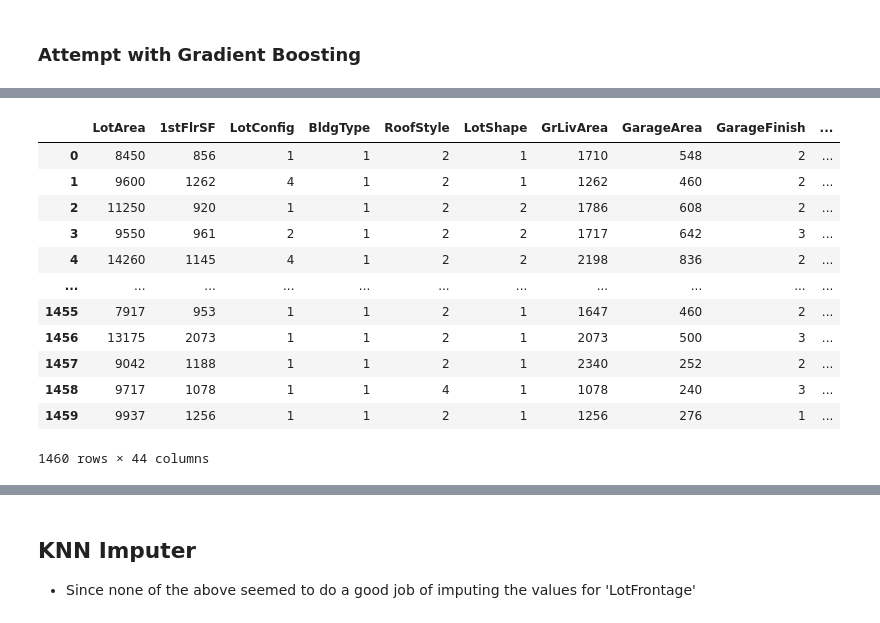
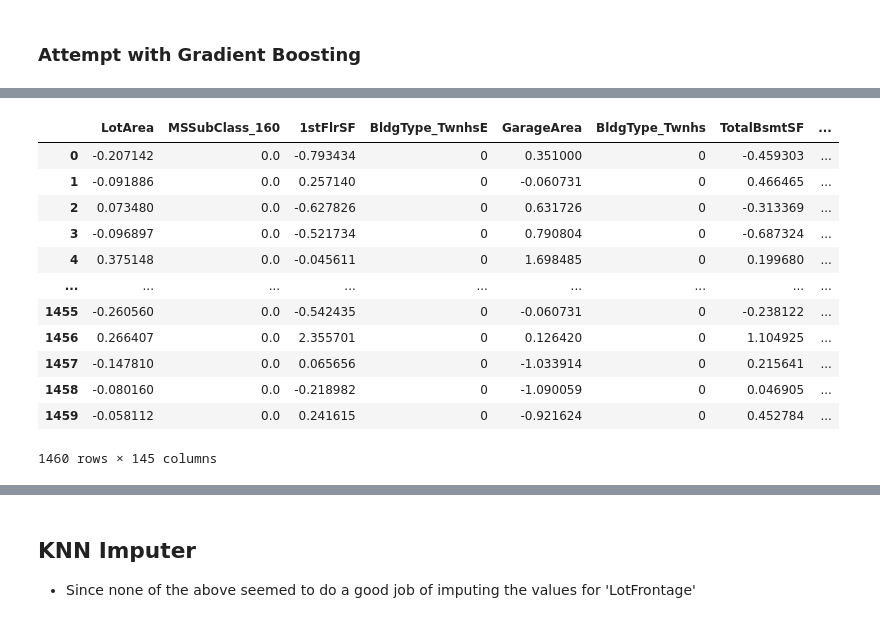
Before and after one commit to tdchoi7/ML_Project_Self, a Jupyter notebook: ML_HousingPrice_LotFrontage_Imputation_DataSetManagement.ipynb, the cells around one changed output, grey strips where cells are left out. Saved outputs shown, nothing was run; the diff lists cells and outputs as text; code cells hidden in the pictures.

```diff
--- a/ML_HousingPrice_LotFrontage_Imputation_DataSetManagement.ipynb
+++ b/ML_HousingPrice_LotFrontage_Imputation_DataSetManagement.ipynb
@@ -763,0 +291,8 @@ hp_linear_nolf
+# %%
+# Concatenate the dummified df and the standardized df
+hp_full_strd_nolf = pd.concat([hp_num_strd, hp_dum], axis=1, sort=False)
+%store hp_full_strd_nolf
+
+# drop LotFrontage for imputation
+hp_strd_nolf = hp_full_strd_nolf.drop(['LotFrontage'], axis=1)
+hp_strd_nolf
@@ -764,6 +314,8 @@ hp_linear_nolf
 # %%
-hp_lin_nolf_train = hp_linear_nolf.iloc[lf_notnull]
-hp_lin_lf_train = hp_lf.iloc[lf_notnull]
+# split the train and test sets for
 
-hp_lin_nolf_null = hp_linear_nolf.iloc[lf_isnull]
-hp_lin_lf_null = hp_lf.iloc[lf_isnull]
+hp_nolf_train = hp_strd_nolf.iloc[lf_notnull]
+hp_lf_train = hp_lf.iloc[lf_notnull]
+
+hp_nolf_null = hp_strd_nolf.iloc[lf_isnull]
+hp_lf_null = hp_lf.iloc[lf_isnull]
@@ -927,10 +431,10 @@ learningrate = [0.0001, 0.001, 0.01, 0.1, 1]
 nestimators = [5, 10, 50, 100, 200, 500, 1000,
                1500, 2000, 5000]
 # subsamples = np.linspace(0, 1, 100)
-maxfeatures = [9, 40, len(hp_tree_nolf_train.columns)]
+maxfeatures = [9, 40, len(hp_nolf_train.columns)]
 maxdepth = range(1, 5)
 
-ytrain_array_a = hp_tree_lf_train.values.flatten()
+ytrain_array_a = hp_lf_train.values.flatten()
 
 gparam_gbm = [{'learning_rate': learningrate},
               {'n_estimators': nestimators},
@@ -940,5 +444,5 @@ gparam_gbm = [{'learning_rate': learningrate},
 n_folds=ms.StratifiedKFold(n_splits=5, random_state=0, shuffle=True)
 
 gs_gbm = GridSearchCV(gbm, gparam_gbm, cv=n_folds, refit=True, n_jobs=-1)
-%time gs_gbm.fit(hp_tree_nolf_train, ytrain_array_a)
+%time gs_gbm.fit(hp_nolf_train, ytrain_array_a)
 # %% [output]
@@ -964,7 +468,10 @@ GridSearchCV(cv=StratifiedKFold(n_splits=5, random_state=0, shuffle=True),
 print(gs_gbm.best_params_)
 print(gs_gbm.best_score_)
 
-gbm_imp_feat = sorted(zip(hp_tree_nolf_train.columns,
-                          gs_gbm.best_estimator_.feature_importances_), key=lambda t:t[1], reverse=True)
+gbm_imp_feat = sorted(zip(hp_nolf_train.columns,
+                          gs_gbm.best_estimator_.feature_importances_),
+                      key=lambda t:t[1], reverse=True)
+
+# print out most important features
 gbm_imp_feat
 # %% [output]
@@ -990,20 +497,21 @@ gbm_imp_feat
 # %%
+# trim features so df will only have important features
 gbm_top_important_features = [x[0] for x in gbm_imp_feat if x[1] > 0.0]
 
-lf_tree_gbm = hp_tree[[*gbm_top_important_features]]
+lf_tree_gbm = hp_full_strd_nolf[[*gbm_top_important_features]]
 lf_tree_gbm
 # %% [output]
-|  | LotArea | 1stFlrSF | LotConfig | BldgType | RoofStyle | LotShape | GrLivArea | GarageArea | GarageFinish | ... |
-| 0 | 8450 | 856 | 1 | 1 | 2 | 1 | 1710 | 548 | 2 | ... |
-| 1 | 9600 | 1262 | 4 | 1 | 2 | 1 | 1262 | 460 | 2 | ... |
-| 2 | 11250 | 920 | 1 | 1 | 2 | 2 | 1786 | 608 | 2 | ... |
-| 3 | 9550 | 961 | 2 | 1 | 2 | 2 | 1717 | 642 | 3 | ... |
-| 4 | 14260 | 1145 | 4 | 1 | 2 | 2 | 2198 | 836 | 2 | ... |
-| ... | ... | ... | ... | ... | ... | ... | ... | ... | ... | ... |
-| 1455 | 7917 | 953 | 1 | 1 | 2 | 1 | 1647 | 460 | 2 | ... |
-| 1456 | 13175 | 2073 | 1 | 1 | 2 | 1 | 2073 | 500 | 3 | ... |
-| 1457 | 9042 | 1188 | 1 | 1 | 2 | 1 | 2340 | 252 | 2 | ... |
-| 1458 | 9717 | 1078 | 1 | 1 | 4 | 1 | 1078 | 240 | 3 | ... |
-| 1459 | 9937 | 1256 | 1 | 1 | 2 | 1 | 1256 | 276 | 1 | ... |
+|  | LotArea | MSSubClass_160 | 1stFlrSF | BldgType_TwnhsE | GarageArea | BldgType_Twnhs | TotalBsmtSF | ... |
+| 0 | -0.207142 | 0.0 | -0.793434 | 0 | 0.351000 | 0 | -0.459303 | ... |
+| 1 | -0.091886 | 0.0 | 0.257140 | 0 | -0.060731 | 0 | 0.466465 | ... |
+| 2 | 0.073480 | 0.0 | -0.627826 | 0 | 0.631726 | 0 | -0.313369 | ... |
+| 3 | -0.096897 | 0.0 | -0.521734 | 0 | 0.790804 | 0 | -0.687324 | ... |
+| 4 | 0.375148 | 0.0 | -0.045611 | 0 | 1.698485 | 0 | 0.199680 | ... |
+| ... | ... | ... | ... | ... | ... | ... | ... | ... |
+| 1455 | -0.260560 | 0.0 | -0.542435 | 0 | -0.060731 | 0 | -0.238122 | ... |
+| 1456 | 0.266407 | 0.0 | 2.355701 | 0 | 0.126420 | 0 | 1.104925 | ... |
+| 1457 | -0.147810 | 0.0 | 0.065656 | 0 | -1.033914 | 0 | 0.215641 | ... |
+| 1458 | -0.080160 | 0.0 | -0.218982 | 0 | -1.090059 | 0 | 0.046905 | ... |
+| 1459 | -0.058112 | 0.0 | 0.241615 | 0 | -0.921624 | 0 | 0.452784 | ... |
-1460 rows × 44 columns
+1460 rows × 145 columns
 # %%
```
Also changed, not shown: parts of 121 cells of this notebook.
